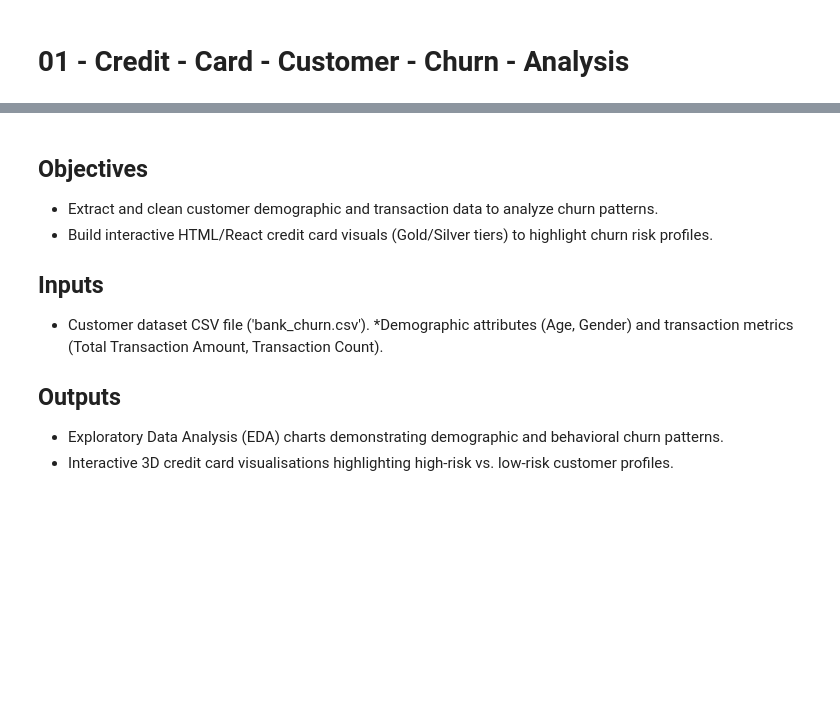
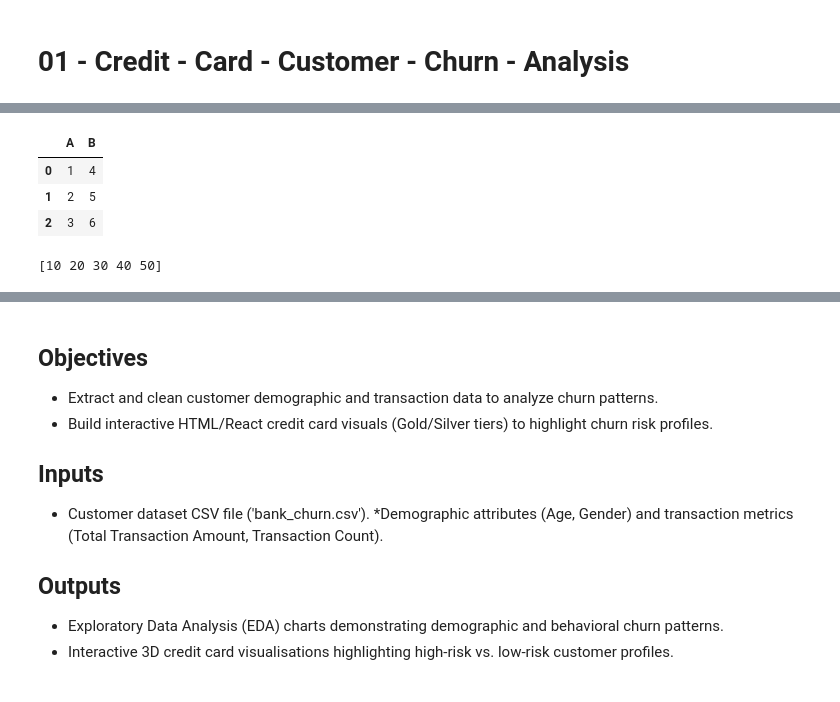
Before and after one commit to R2822201/credit-card-customer-churn-analysis, a Jupyter notebook: jupyter_notebooks/01_templete_credit_card_churn_analysis.ipynb, the cells around one changed output, grey strips where cells are left out. Cells and saved outputs as stored; diff of their text form; code cells hidden in the pictures; blank space fills up the shorter version.

```diff
--- a/jupyter_notebooks/01_templete_credit_card_churn_analysis.ipynb
+++ b/jupyter_notebooks/01_templete_credit_card_churn_analysis.ipynb
@@ -2,0 +25,16 @@
+# %%
+# Quick test to see if pandas is working
+df = pd.DataFrame({'A': [1, 2, 3], 'B': [4, 5, 6]})
+df
+# %% [output]
+|  | A | B |
+| 0 | 1 | 4 |
+| 1 | 2 | 5 |
+| 2 | 3 | 6 |
+# %%
+import numpy as np
+# Create and print a simple array
+arr = np.array([10,20,30,40,50])
+print (arr)
+# %% [output]
+[10 20 30 40 50]
```
Also changed, not shown: parts of 12 cells of this notebook.
